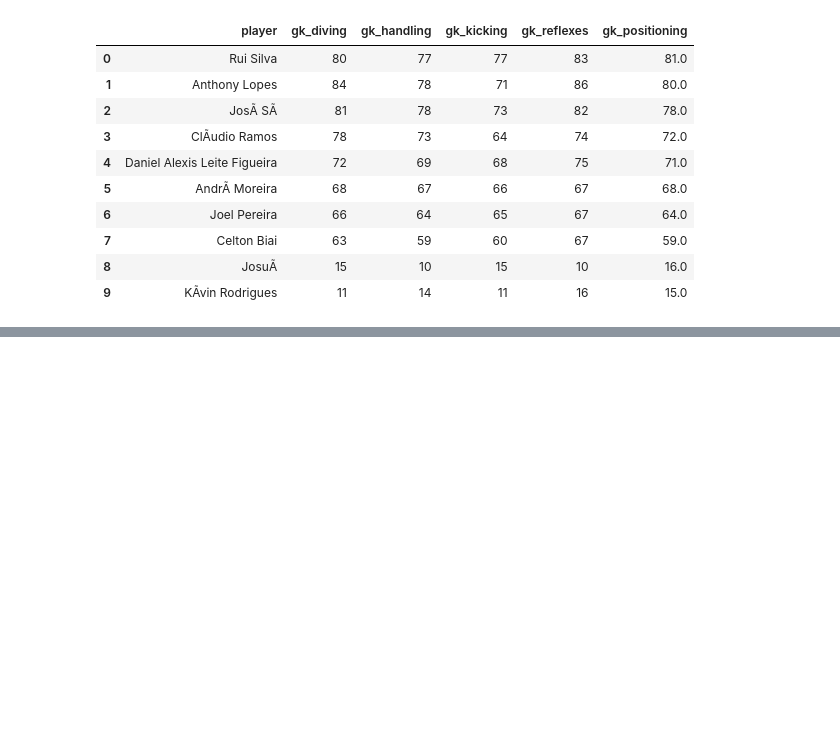
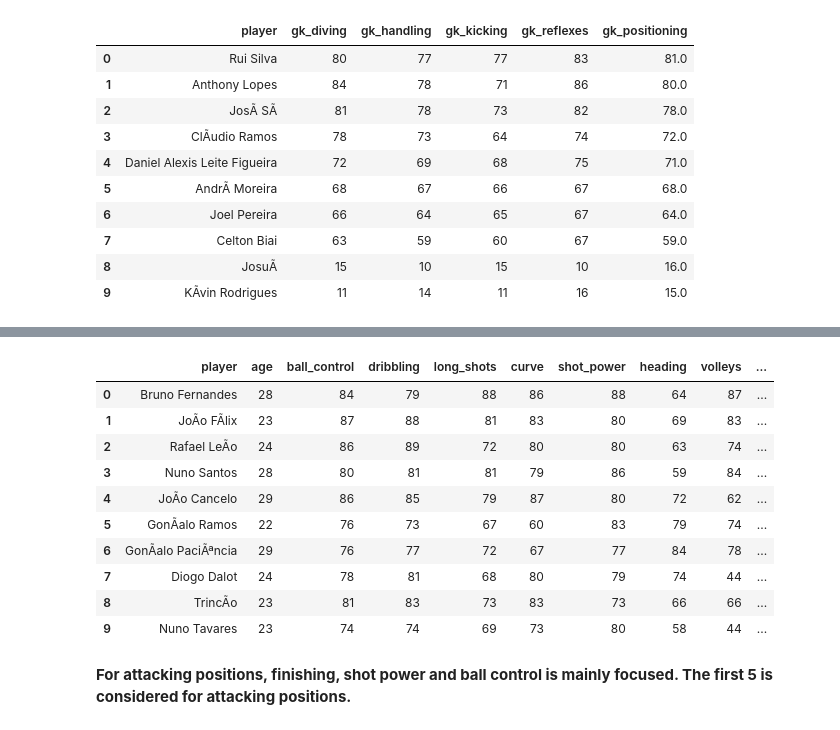
Before and after one commit to SIDHARTHMS26/Portugal-Player-Analysis-and-Real-time-strategy-development, a Jupyter notebook: Portugal_Player_Analysis_and_Real_Time_Strategy.ipynb, the cells around one changed output, grey strips where cells are left out. Drawn from its saved outputs; the diff is of its cells as text; code cells hidden in the pictures; blank space fills up the shorter version.

```diff
--- a/Portugal_Player_Analysis_and_Real_Time_Strategy.ipynb
+++ b/Portugal_Player_Analysis_and_Real_Time_Strategy.ipynb
@@ -648,0 +703,17 @@ fig.show()
+# %%
+att_df = df.groupby(['player','age', 'ball_control', 'dribbling', 'long_shots', 'curve', 'shot_power', 'heading', 'volleys', 'acceleration', 'stamina','height', 'finishing'])['att_position'].mean().sort_values(ascending = False)
+att_df.head(10).reset_index()
+# %% [output]
+|  | player | age | ball_control | dribbling | long_shots | curve | shot_power | heading | volleys | ... |
+| 0 | Bruno Fernandes | 28 | 84 | 79 | 88 | 86 | 88 | 64 | 87 | ... |
+| 1 | JoÃo FÃlix | 23 | 87 | 88 | 81 | 83 | 80 | 69 | 83 | ... |
+| 2 | Rafael LeÃo | 24 | 86 | 89 | 72 | 80 | 80 | 63 | 74 | ... |
+| 3 | Nuno Santos | 28 | 80 | 81 | 81 | 79 | 86 | 59 | 84 | ... |
+| 4 | JoÃo Cancelo | 29 | 86 | 85 | 79 | 87 | 80 | 72 | 62 | ... |
+| 5 | GonÃalo Ramos | 22 | 76 | 73 | 67 | 60 | 83 | 79 | 74 | ... |
+| 6 | GonÃalo PaciÃªncia | 29 | 76 | 77 | 72 | 67 | 77 | 84 | 78 | ... |
+| 7 | Diogo Dalot | 24 | 78 | 81 | 68 | 80 | 79 | 74 | 44 | ... |
+| 8 | TrincÃo | 23 | 81 | 83 | 73 | 83 | 73 | 66 | 66 | ... |
+| 9 | Nuno Tavares | 23 | 74 | 74 | 69 | 73 | 80 | 58 | 44 | ... |
+# %% [markdown]
+**For attacking positions, finishing, shot power and ball control is mainly focused. The first 5 is considered for attacking positions.**
```
Also changed, not shown: parts of 11 cells of this notebook.
